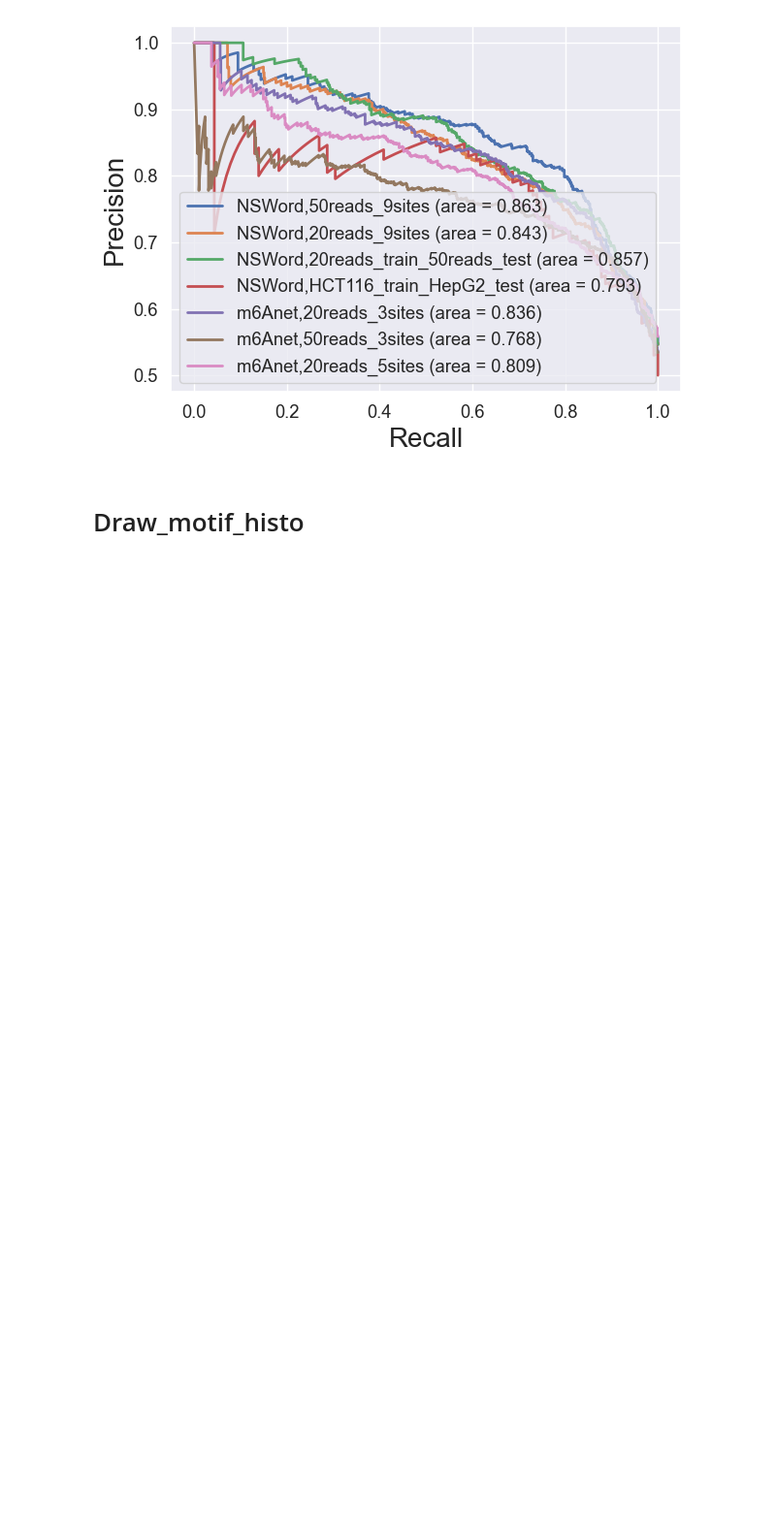
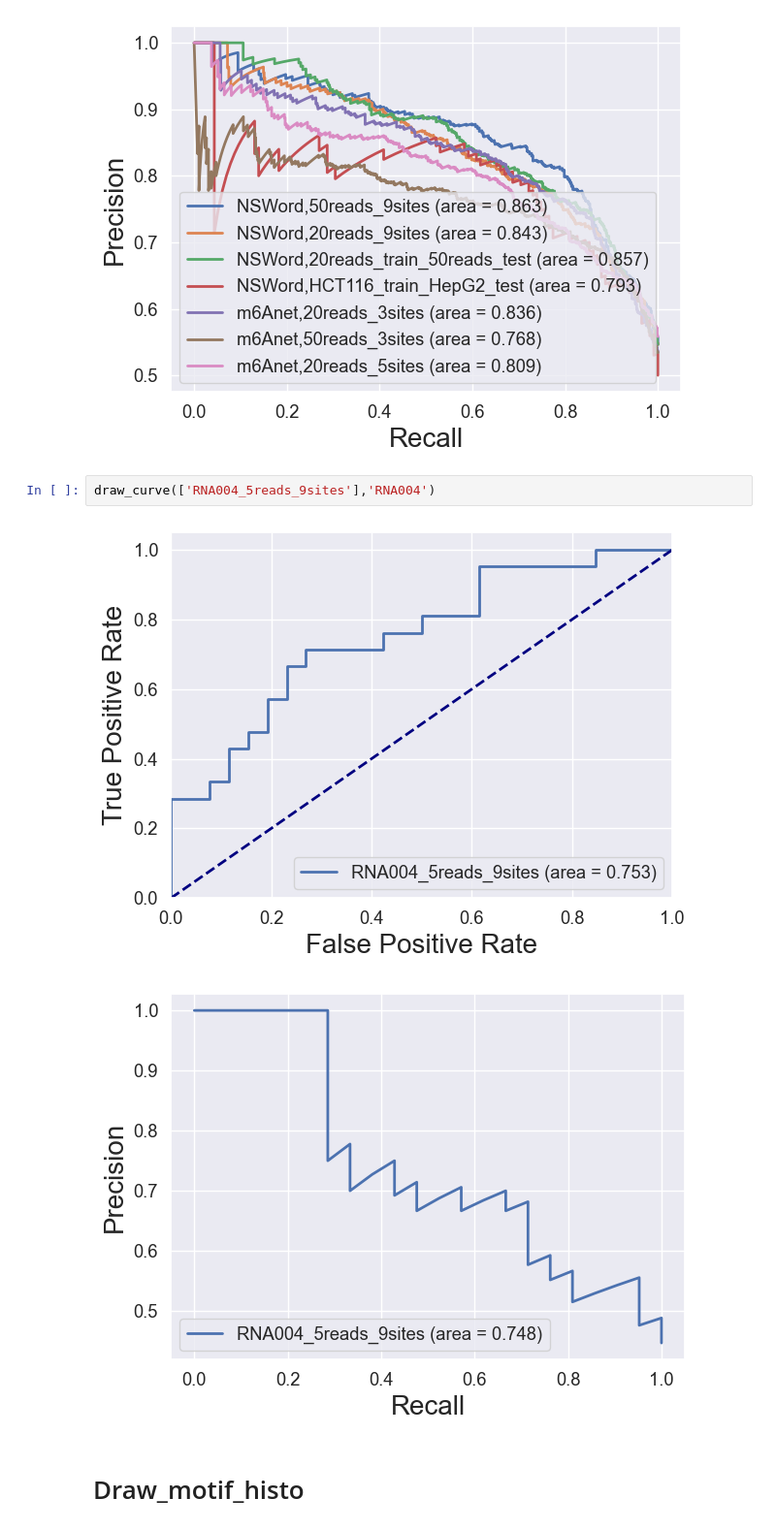
Before and after one commit to faded53222/NSWord, a Jupyter notebook: Draw_Graphs.ipynb, the cells around one changed output. Shown at 97% size. Saved outputs shown, nothing was run; the diff lists cells and outputs as text; blank space fills up the shorter version.

```diff
--- a/Draw_Graphs.ipynb
+++ b/Draw_Graphs.ipynb
@@ -99,6 +99,11 @@ draw_curve(['NSWord,50reads_9sites','NSWord,20reads_9sites','NSWord,20reads_trai
 # %% [output]
 [figure]
 [figure]
+# %%
+draw_curve(['RNA004_5reads_9sites'],'RNA004')
+# %% [output]
+[figure, added]
+[figure, added]
 # %% [markdown]
 # Draw_motif_histo
 # %%
```
Also changed, not shown: parts of 1 cell of this notebook.
